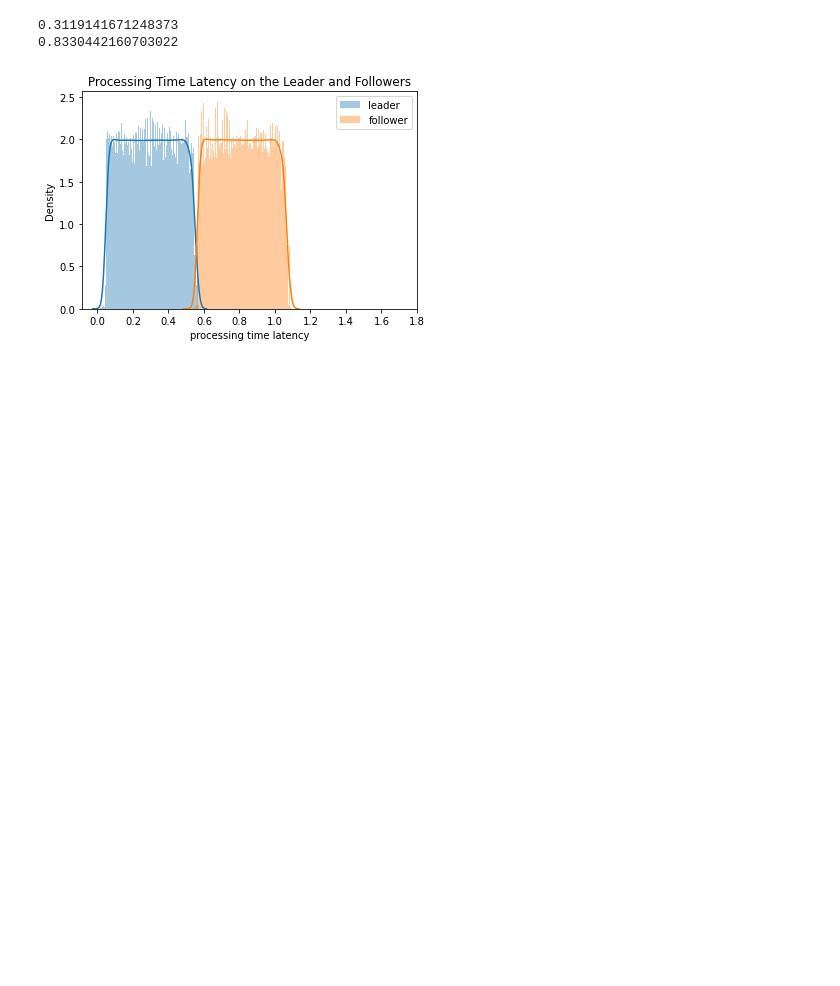
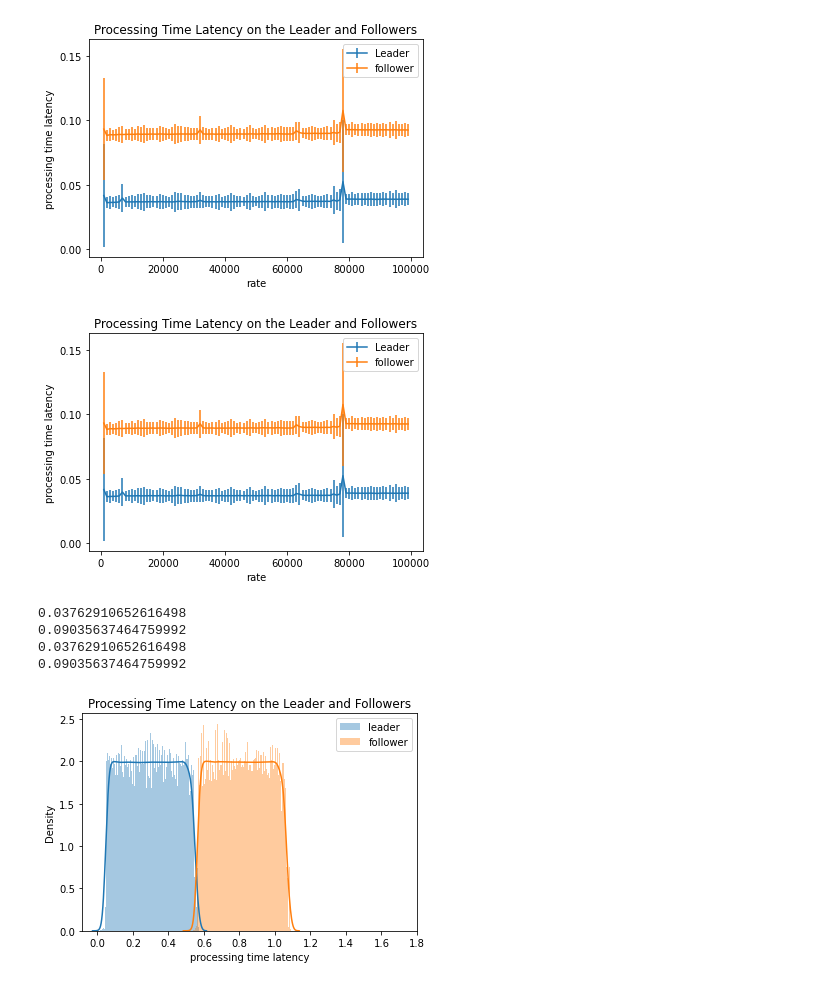
Before and after one commit to daniellgelencser/ddps2, a Jupyter notebook: aggragate.ipynb, the cells around one changed output. Cells and saved outputs as stored; diff of their text form; code cells hidden in the pictures; blank space fills up the shorter version.

```diff
--- a/aggragate.ipynb
+++ b/aggragate.ipynb
@@ -10,7 +10,7 @@ os.makedirs('aggregated/experiment_1/', exist_ok=True)
 header = ['index', 'id', 'rate', 'state', 'generation_time', 'ingestion_time', 'commit_time']
 # load the results from the 10 runs
 for i in range(1, 11):
-    files = glob.glob(f'try_2/experiment_1/results/{str(i)}/*.csv')
+    files = glob.glob(f'try_3/experiment_1/results/{str(i)}/*.csv')
     df = pd.concat([pd.read_csv(f, names=header) for f in files])
     # normalize the timestamps by subtracting the minimum ingestion time
     start_time = df['generation_time'].min()
@@ -54,35 +54,39 @@ n = 1000
 
 leader = df[df['state'] == 'leader']
 
 # group the data by rate
 leader = leader.groupby('rate').agg({'processing_time_latency': 'mean'})
 # plot a moving average window of 1000
 leader_mean = leader['processing_time_latency'].rolling(n).mean()
 leader_std = leader['processing_time_latency'].rolling(n).std()
 # plot the error bars
 plt.errorbar(leader.index[n-1::n], leader_mean[n-1::n], yerr=leader_std[n-1::n], label='Leader')
 
 
 follower = df[df['state'] == 'follower']
 
 # group the data by rate
 follower = follower.groupby('rate').agg({'processing_time_latency': 'mean'})
 # plot a moving average window of 1000
 follower_mean = follower['processing_time_latency'].rolling(n).mean()
 follower_std = follower['processing_time_latency'].rolling(n).std()
 # plot the error bars
 plt.errorbar(follower_mean.index[n-1::n], follower_mean[n-1::n], yerr=follower_std[n-1::n], label='follower')
 
 plt.xlabel('rate')
 plt.ylabel('processing time latency')
 
 # set y-axis ticks between 0 and 1
-plt.yticks(np.arange(0.0, 1.05, 0.1))
+plt.yticks(np.arange(0.0, 0.2, 0.05))
 
 plt.title('Processing Time Latency on the Leader and Followers')
 plt.legend()
-plt.savefig('./images/experiment_1.pdf')
+# plt.savefig('./images/experiment_1.pdf')
+plt.show()
 plt.close()
+# %% [output]
+[figure, added]
+[figure, added]
 # %%
 # print the average processing time latency of the leader
 print(leader['processing_time_latency'].mean())
@@ -90,8 +94,10 @@ print(leader['processing_time_latency'].mean())
 # print the average processing time latency of the follower
 print(follower['processing_time_latency'].mean())
 # %% [output]
-0.3119141671248373
-0.8330442160703022
+0.03762910652616498
+0.09035637464759992
+0.03762910652616498
+0.09035637464759992
 # %%
 os.makedirs('aggregated/experiment_2/', exist_ok=True)
 header = ['index', 'id', 'rate', 'state', 'generation_time', 'ingestion_time', 'commit_time']
```
Also changed, not shown: parts of 2 cells of this notebook, 2 other files.
